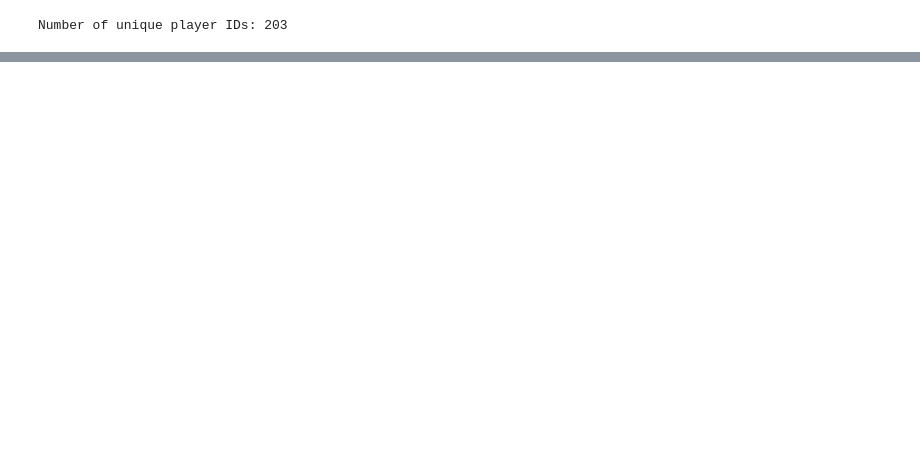
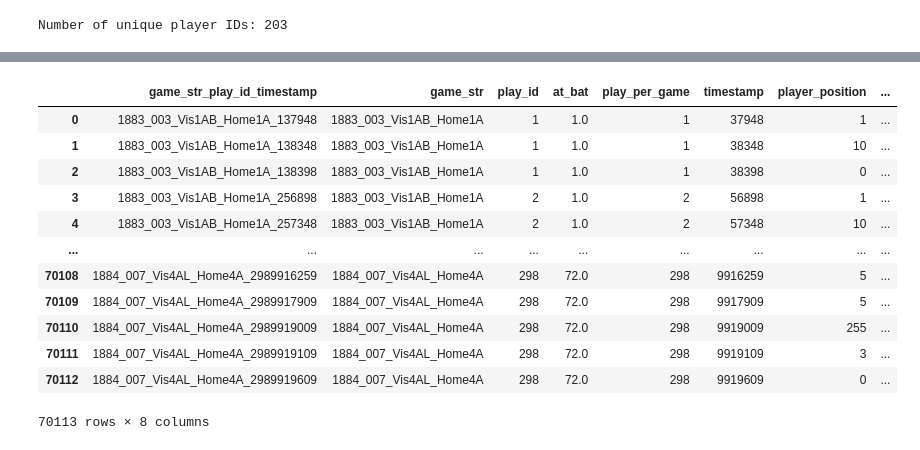
Before and after one commit to victorhauvi/SMT2024, a Jupyter notebook: 2024_SMT_Data_Challenge/SMT.ipynb, the cells around one changed output, grey strips where cells are left out. Drawn from its saved outputs; the diff is of its cells as text; code cells hidden in the pictures; blank space fills up the shorter version.

```diff
--- a/2024_SMT_Data_Challenge/SMT.ipynb
+++ b/2024_SMT_Data_Challenge/SMT.ipynb
@@ -521,0 +601,9 @@ print(len(player_ids_list))
+# %%
+game_events_fielders = pd.DataFrame()
+for game_str, plays in game_dict.items():
+    game_rows = game_events[game_events['game_str'] == game_str] #rows where the game_str is in the dictionary from game_events
+
+    for play in plays:
+        play_rows = game_rows[game_rows['play_per_game'] == play] #for a given game_str, get the rows where the play_per_game is in the dictionary (i.e a fielder is in the game)
+        game_events_fielders = pd.concat([game_events_fielders, play_rows], ignore_index=True)
+game_events_fielders # we end up with a data frame of the game events where a fielder is playing
@@ -521,0 +624,20 @@ print(len(player_ids_list))
+# %%
+# Okay so we have all the plays where a fielder is in the game
+# Now to filter for plays that the fielder has an oppportunity to make a play, we will look at plays that have a game_event code of 4 (ball hit into play) all the way until 5 (end of play). So basically extracting plays from 1 - 5 if there is a 4 somewhere in there
+
+game_events_fielders2 = pd.DataFrame()
+seq_start = None
+hit_ball = False
+for i in range(len(game_events_fielders)):
+    if game_events_fielders.iloc[i]['event_code'] == 1: #if a play has started (1)
+        #say that a sequence has started
+        seq_start = i
+    elif seq_start is not None and game_events_fielders.iloc[i]['event_code'] == 4:
+        hit_ball = True #a ball has been hit if we find a 4
+    elif seq_start is not None and hit_ball and game_events_fielders.iloc[i]['event_code'] == 5:
+        seq_end = i
+        #if a sequence has started, we have identified the ball was hit, and the sequence has ended, we want to identify the end of the play and add the rows between the 1 and 5 to thew new df
+        game_events_fielders2 = pd.concat([game_events_fielders2, game_events_fielders.iloc[seq_start:seq_end + 1]], ignore_index=True)
+        #reset the sequence indicators
+        seq_start = None
+        hit_ball = False
@@ -521,0 +671,11 @@ print(len(player_ids_list))
+# %%
+# ball_pos.apply(concat_gamestr_playid, axis=1, vectorize=True)
+# player_pos.apply(concat_gamestr_playid, axis=1,vectorize=True)
+game_events_fielders2['game_str_play_id_timestamp'] = game_events_fielders2['game_str'].astype(str) + '_' + game_events_fielders2['play_per_game'].astype(str) + game_events_fielders2['timestamp'].astype(str)
+game_events_fielders2 = game_events_fielders2[['game_str_play_id_timestamp'] + [col for col in game_events_fielders2.columns if col != 'game_str_play_id_timestamp']] #move to front, rest of the columns in the same order
+
+ball_pos['game_str_play_id_timestamp'] = ball_pos['game_str'].astype(str) + '_' + ball_pos['play_id'].astype(str) + ball_pos['timestamp'].astype(str)
+ball_pos = ball_pos[['game_str_play_id_timestamp'] + [col for col in ball_pos.columns if col != 'game_str_play_id_timestamp']]
+
+player_pos['game_str_play_id_timestamp'] = player_pos['game_str'].astype(str) + '_' + player_pos['play_id'].astype(str)  + player_pos['timestamp'].astype(str)
+player_pos = player_pos[['game_str_play_id_timestamp'] + [col for col in player_pos.columns if col != 'game_str_play_id_timestamp']]
@@ -521,0 +692,16 @@ print(len(player_ids_list))
+# %%
+game_events_fielders2
+# %% [output]
+|  | game_str_play_id_timestamp | game_str | play_id | at_bat | play_per_game | timestamp | player_position | ... |
+| 0 | 1883_003_Vis1AB_Home1A_137948 | 1883_003_Vis1AB_Home1A | 1 | 1.0 | 1 | 37948 | 1 | ... |
+| 1 | 1883_003_Vis1AB_Home1A_138348 | 1883_003_Vis1AB_Home1A | 1 | 1.0 | 1 | 38348 | 10 | ... |
+| 2 | 1883_003_Vis1AB_Home1A_138398 | 1883_003_Vis1AB_Home1A | 1 | 1.0 | 1 | 38398 | 0 | ... |
+| 3 | 1883_003_Vis1AB_Home1A_256898 | 1883_003_Vis1AB_Home1A | 2 | 1.0 | 2 | 56898 | 1 | ... |
+| 4 | 1883_003_Vis1AB_Home1A_257348 | 1883_003_Vis1AB_Home1A | 2 | 1.0 | 2 | 57348 | 10 | ... |
+| ... | ... | ... | ... | ... | ... | ... | ... | ... |
+| 70108 | 1884_007_Vis4AL_Home4A_2989916259 | 1884_007_Vis4AL_Home4A | 298 | 72.0 | 298 | 9916259 | 5 | ... |
+| 70109 | 1884_007_Vis4AL_Home4A_2989917909 | 1884_007_Vis4AL_Home4A | 298 | 72.0 | 298 | 9917909 | 5 | ... |
+| 70110 | 1884_007_Vis4AL_Home4A_2989919009 | 1884_007_Vis4AL_Home4A | 298 | 72.0 | 298 | 9919009 | 255 | ... |
+| 70111 | 1884_007_Vis4AL_Home4A_2989919109 | 1884_007_Vis4AL_Home4A | 298 | 72.0 | 298 | 9919109 | 3 | ... |
+| 70112 | 1884_007_Vis4AL_Home4A_2989919609 | 1884_007_Vis4AL_Home4A | 298 | 72.0 | 298 | 9919609 | 0 | ... |
+70113 rows × 8 columns
```
Also changed, not shown: parts of 26 cells of this notebook, 41 other files.
